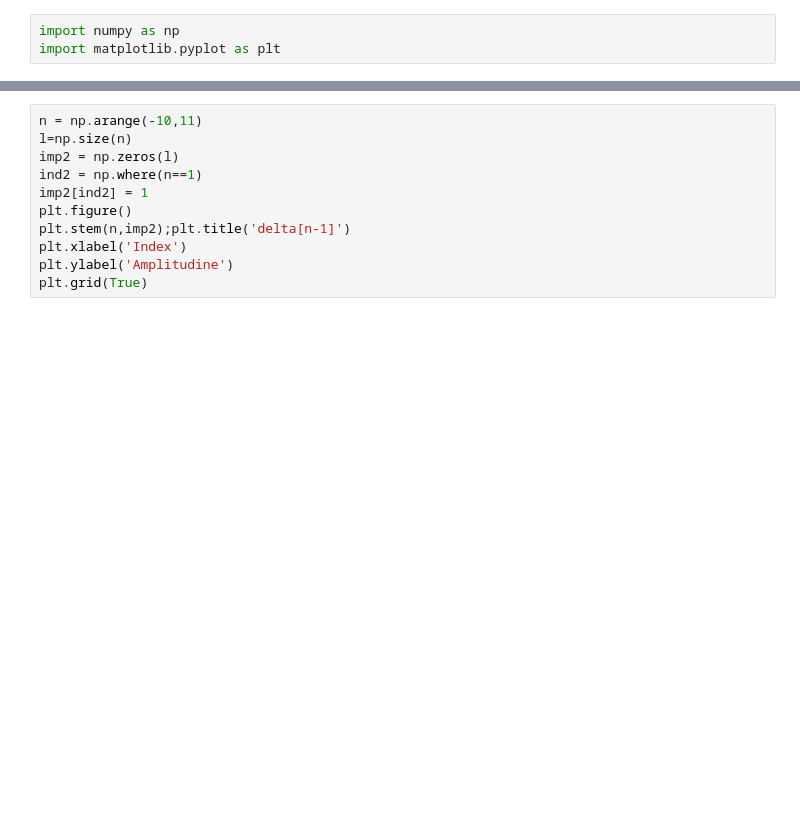
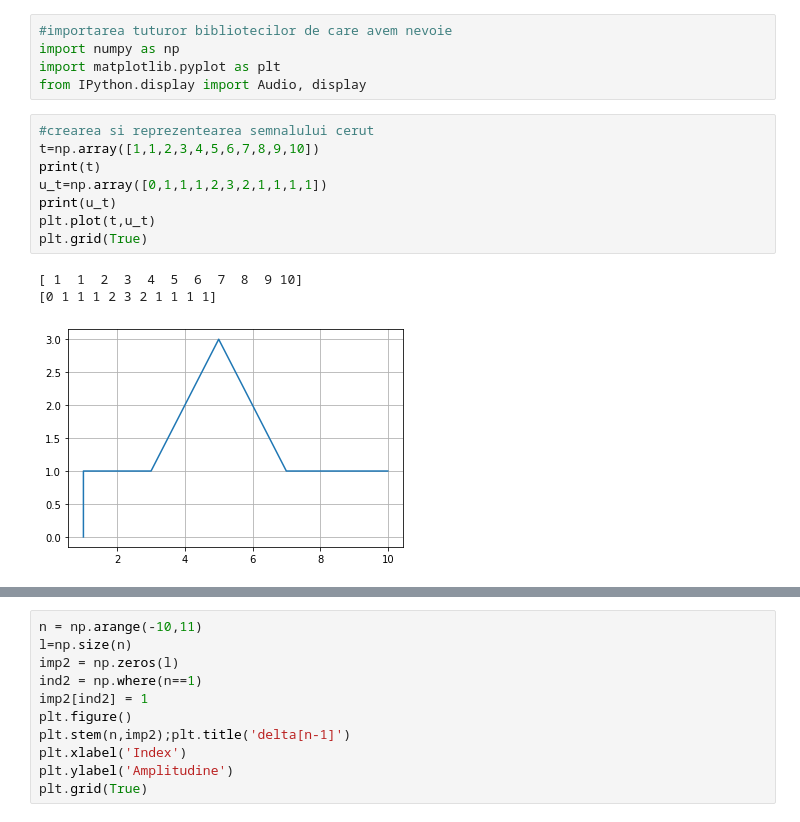
Before and after one commit to vladbstr/Python-Files-Tasks, a Jupyter notebook: lab2.ipynb, the cells around one changed output, grey strips where cells are left out. Cells and saved outputs as stored; diff of their text form; blank space fills up the shorter version.

```diff
--- a/lab2.ipynb
+++ b/lab2.ipynb
@@ -187,3 +278,17 @@ trebuie să fie egale.
 # %%
+#importarea tuturor bibliotecilor de care avem nevoie
 import numpy as np
 import matplotlib.pyplot as plt
+from IPython.display import Audio, display
+# %%
+#crearea si reprezentearea semnalului cerut
+t=np.array([1,1,2,3,4,5,6,7,8,9,10])
+print(t)
+u_t=np.array([0,1,1,1,2,3,2,1,1,1,1])
+print(u_t)
+plt.plot(t,u_t)
+plt.grid(True)
+# %% [output]
+[ 1  1  2  3  4  5  6  7  8  9 10]
+[0 1 1 1 2 3 2 1 1 1 1]
+[figure, added]
```
Also changed, not shown: parts of 24 cells of this notebook.
